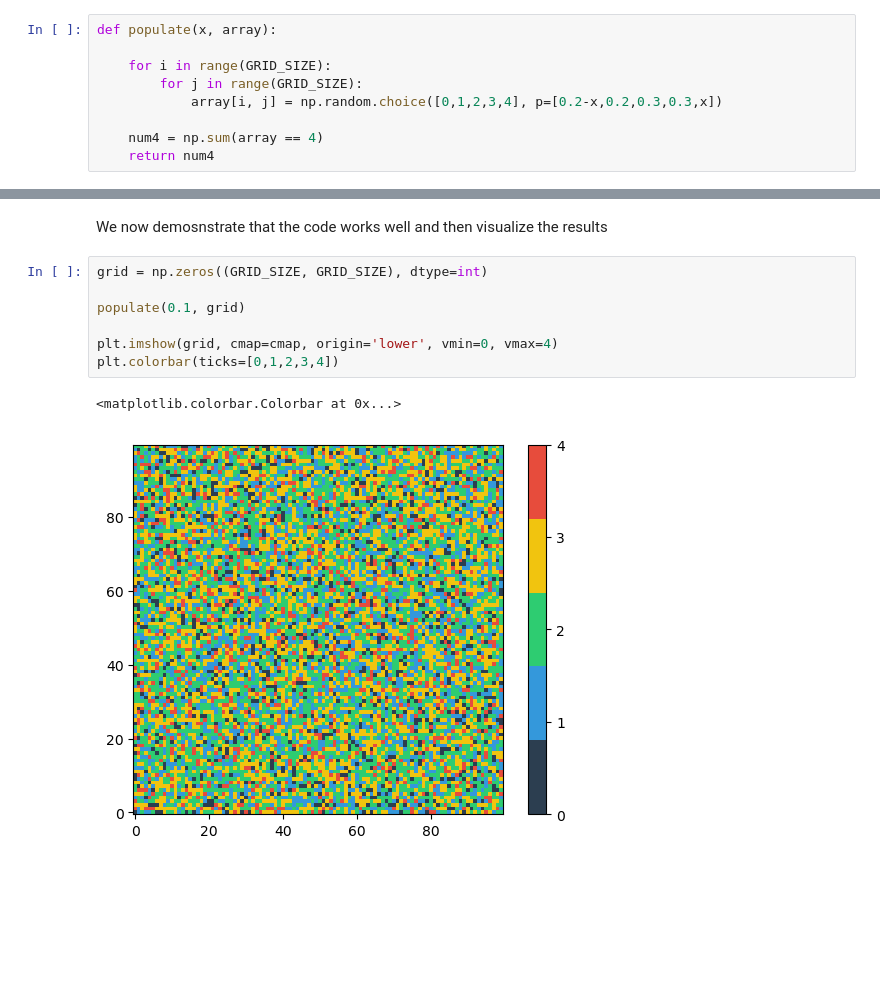
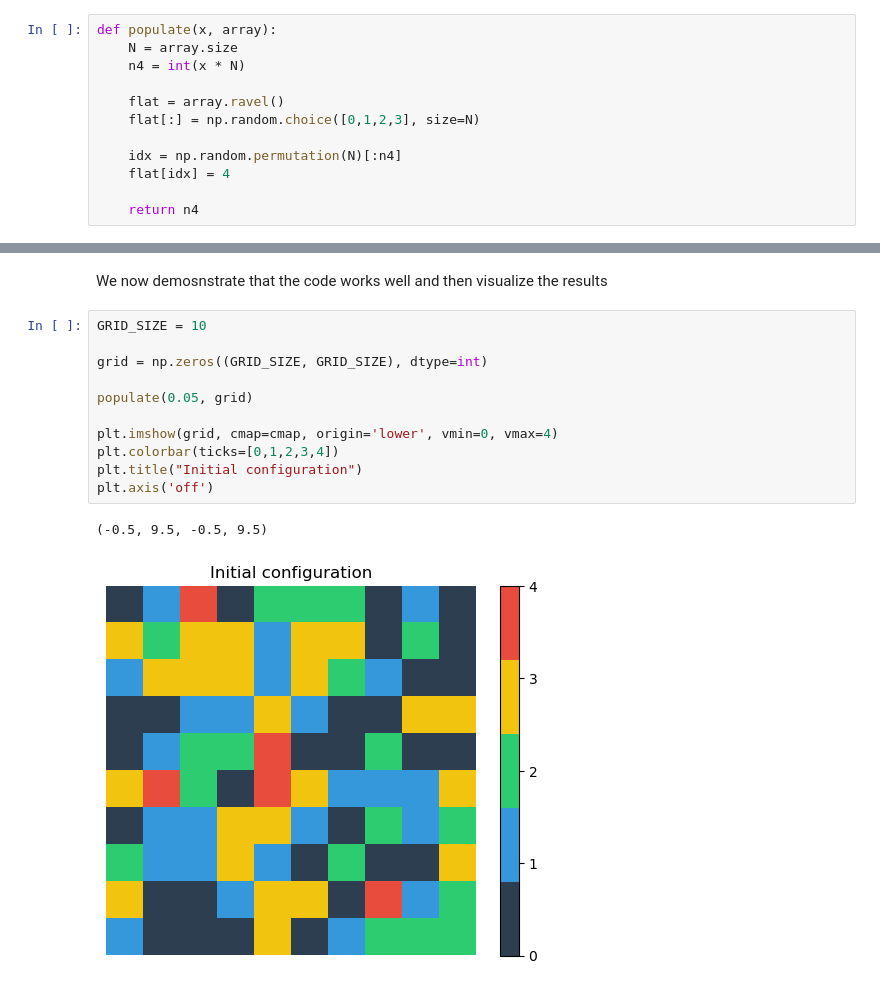
Before and after one commit to Argemenon/Modelling_Complex_Systems, a Jupyter notebook: term1.ipynb, the cells around one changed output, grey strips where cells are left out. Saved outputs shown, nothing was run; the diff lists cells and outputs as text; blank space fills up the shorter version.

```diff
--- a/term1.ipynb
+++ b/term1.ipynb
@@ -105,23 +117,30 @@ The function also returns the number of seeds
-# %%
-def populate(x, array):
-
-    for i in range(GRID_SIZE):
-        for j in range(GRID_SIZE):
-            array[i, j] = np.random.choice([0,1,2,3,4], p=[0.2-x,0.2,0.3,0.3,x])
-
-    num4 = np.sum(array == 4)
-    return num4
+# %%
+def populate(x, array):
+    N = array.size
+    n4 = int(x * N)
+
+    flat = array.ravel()
+    flat[:] = np.random.choice([0,1,2,3], size=N)
+
+    idx = np.random.permutation(N)[:n4]
+    flat[idx] = 4
+
+    return n4
 # %% [markdown]
 #### Example
 # %% [markdown]
 We now demosnstrate that the code works well and then visualize the results
 # %%
+GRID_SIZE = 10
+
 grid = np.zeros((GRID_SIZE, GRID_SIZE), dtype=int)
 
-populate(0.1, grid)
+populate(0.05, grid)
 
 plt.imshow(grid, cmap=cmap, origin='lower', vmin=0, vmax=4)
 plt.colorbar(ticks=[0,1,2,3,4])
+plt.title("Initial configuration")
+plt.axis('off')
 # %% [output]
-<matplotlib.colorbar.Colorbar at 0x...>
+(-0.5, 9.5, -0.5, 9.5)
-[figure, old version]
+[figure, new version]
```
Also changed, not shown: parts of 49 cells of this notebook, 1 other file.
